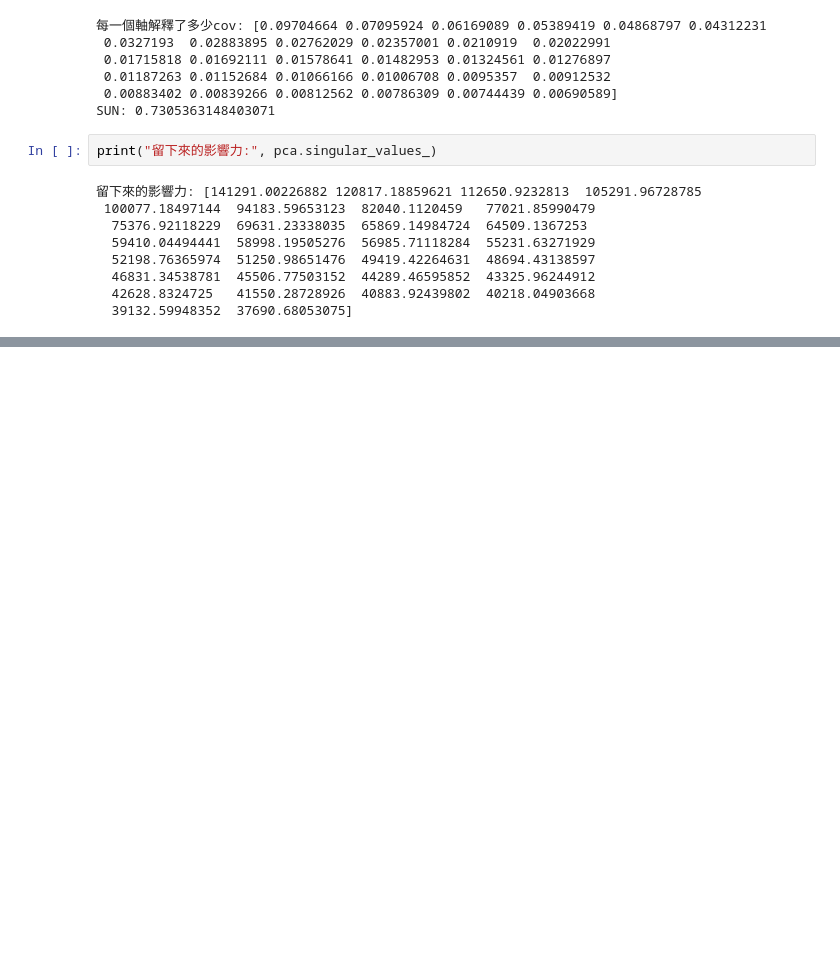
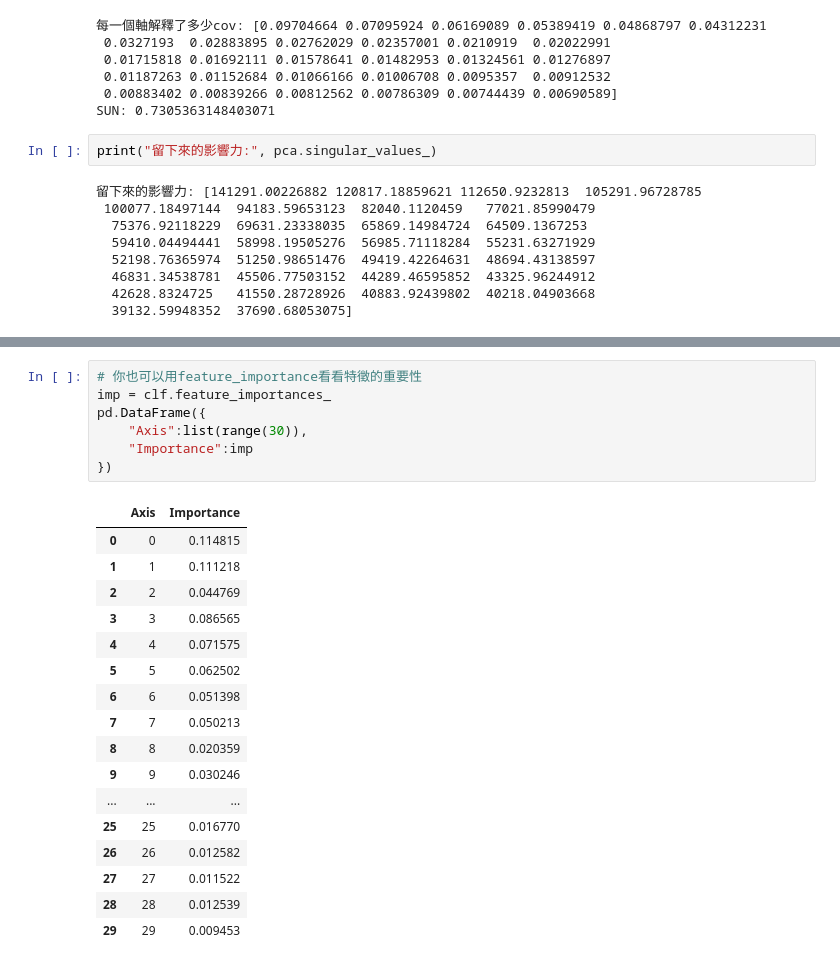
Before and after one commit to Elwing-Chou/MLDemo1211, a Jupyter notebook: number_classification.ipynb, the cells around one changed output, grey strips where cells are left out. Saved outputs shown, nothing was run; the diff lists cells and outputs as text; blank space fills up the shorter version.

```diff
--- a/number_classification.ipynb
+++ b/number_classification.ipynb
@@ -117,0 +185,25 @@ print("留下來的影響力:", pca.singular_values_)
+# %%
+# 你也可以用feature_importance看看特徵的重要性
+imp = clf.feature_importances_
+pd.DataFrame({
+    "Axis":list(range(30)),
+    "Importance":imp
+})
+# %% [output]
+|  | Axis | Importance |
+| 0 | 0 | 0.114815 |
+| 1 | 1 | 0.111218 |
+| 2 | 2 | 0.044769 |
+| 3 | 3 | 0.086565 |
+| 4 | 4 | 0.071575 |
+| 5 | 5 | 0.062502 |
+| 6 | 6 | 0.051398 |
+| 7 | 7 | 0.050213 |
+| 8 | 8 | 0.020359 |
+| 9 | 9 | 0.030246 |
+| ... | ... | ... |
+| 25 | 25 | 0.016770 |
+| 26 | 26 | 0.012582 |
+| 27 | 27 | 0.011522 |
+| 28 | 28 | 0.012539 |
+| 29 | 29 | 0.009453 |
```
Also changed, not shown: parts of 7 cells of this notebook.
